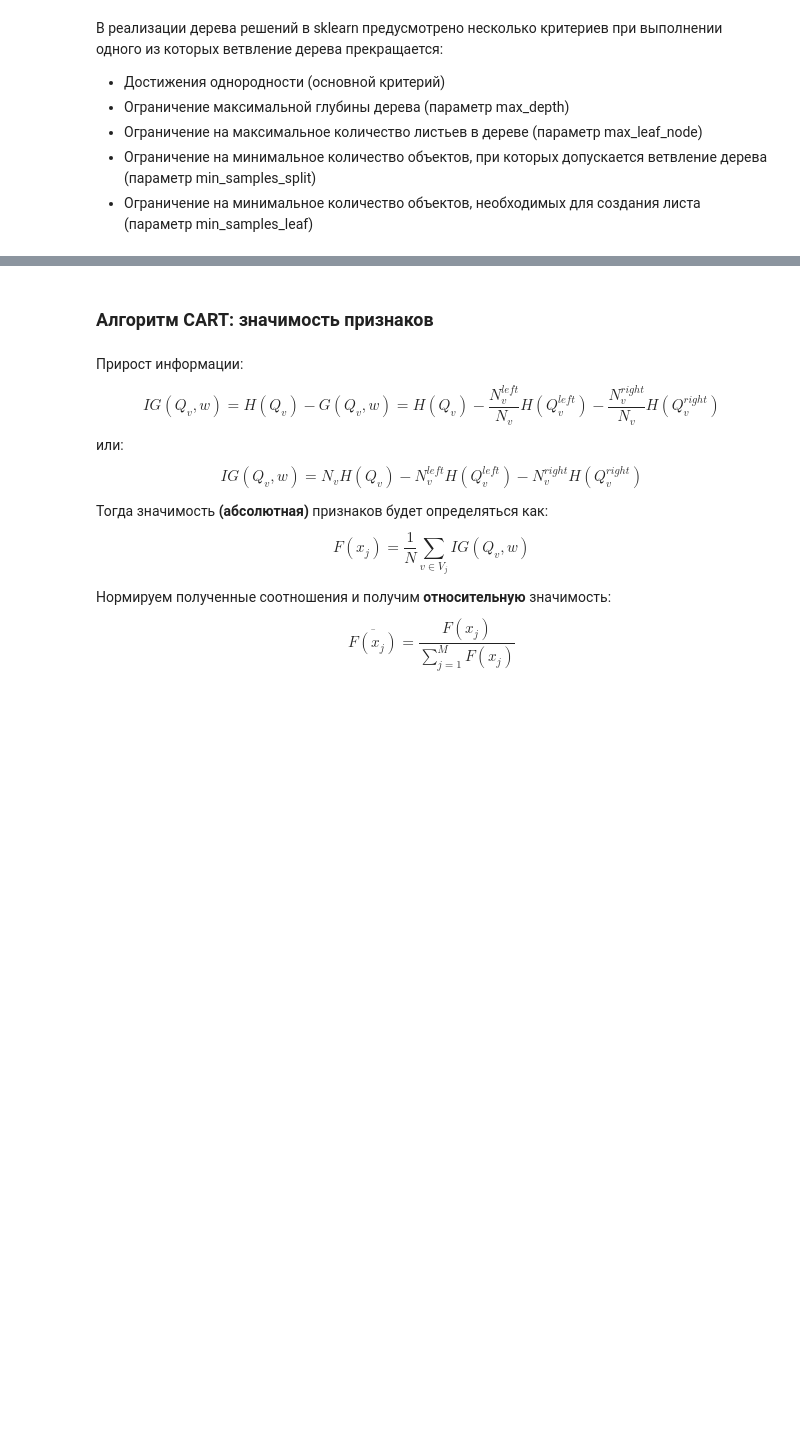
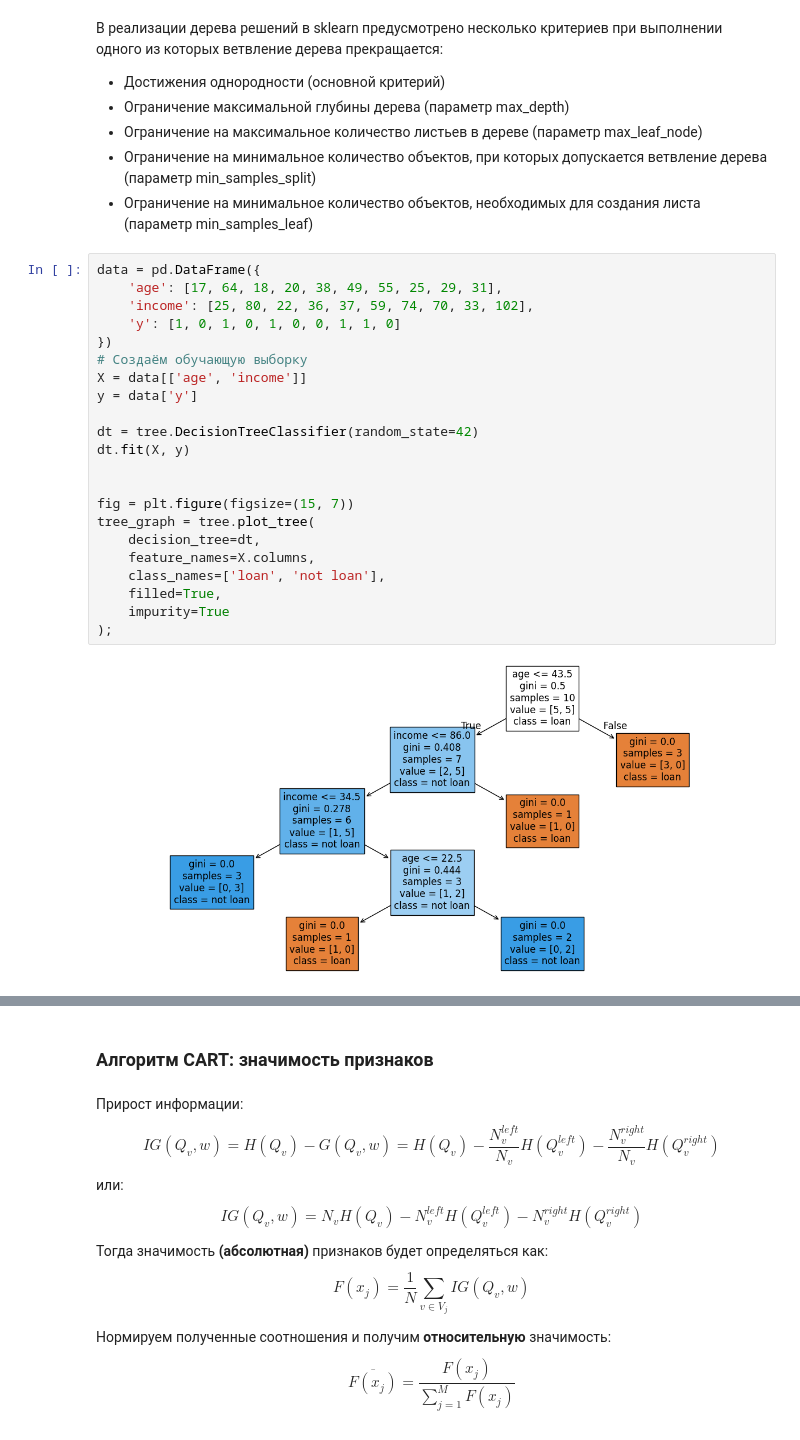
Before and after one commit to AlexGorel/IDE_NEW, a Jupyter notebook: MATH&ML-8. Алгоритмы на основе деревьев решений/DecisionTree_CART.ipynb, the cells around one changed output, grey strips where cells are left out. Cells and saved outputs as stored; diff of their text form; blank space fills up the shorter version.

```diff
--- a/MATH&ML-8. Алгоритмы на основе деревьев решений/DecisionTree_CART.ipynb
+++ b/MATH&ML-8. Алгоритмы на основе деревьев решений/DecisionTree_CART.ipynb
@@ -439,3 +521,27 @@ Predictions: [1 0 1 0 1 0 0 1 1 0]
 * Ограничение на максимальное количество листьев в дереве (параметр max_leaf_node)
 * Ограничение на минимальное количество объектов, при которых допускается ветвление дерева (параметр min_samples_split)
 * Ограничение на минимальное количество объектов, необходимых для создания листа (параметр min_samples_leaf)
+# %%
+data = pd.DataFrame({
+    'age': [17, 64, 18, 20, 38, 49, 55, 25, 29, 31],
+    'income': [25, 80, 22, 36, 37, 59, 74, 70, 33, 102],
+    'y': [1, 0, 1, 0, 1, 0, 0, 1, 1, 0]
+})
+# Создаём обучающую выборку
+X = data[['age', 'income']]
+y = data['y']
+
+dt = tree.DecisionTreeClassifier(random_state=42)
+dt.fit(X, y)
+
+
+fig = plt.figure(figsize=(15, 7))
+tree_graph = tree.plot_tree(
+    decision_tree=dt,
+    feature_names=X.columns,
+    class_names=['loan', 'not loan'],
+    filled=True,
+    impurity=True
+);
+# %% [output]
+[figure, added]
```
Also changed, not shown: parts of 11 cells of this notebook, 3 other files.
